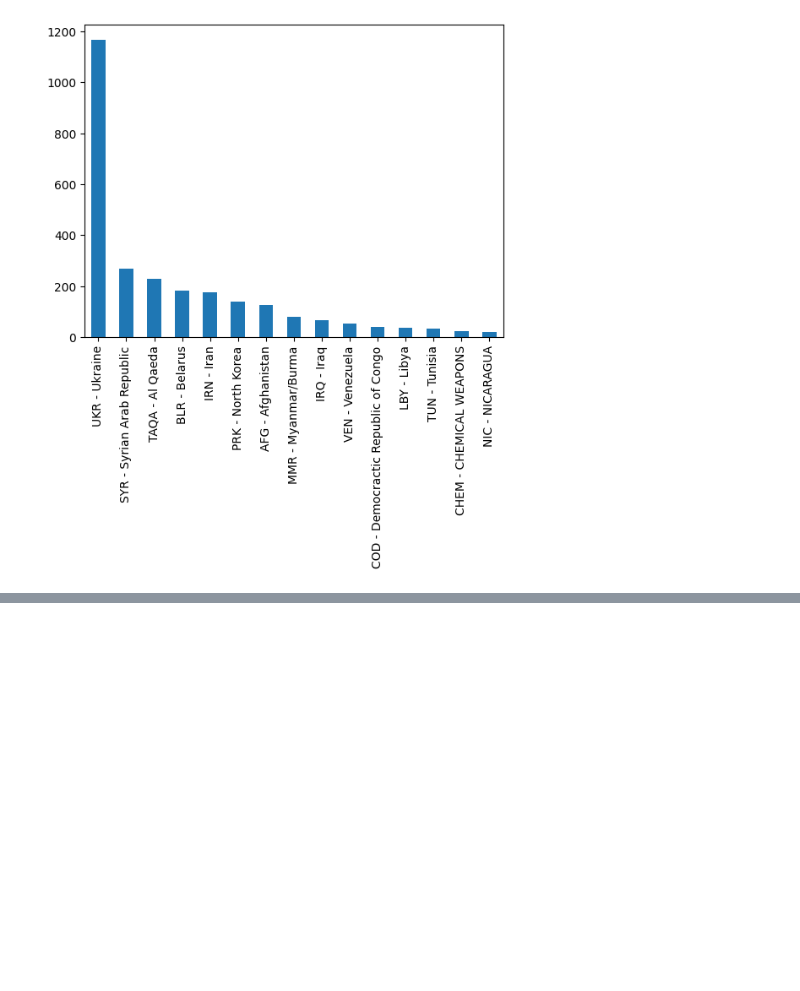
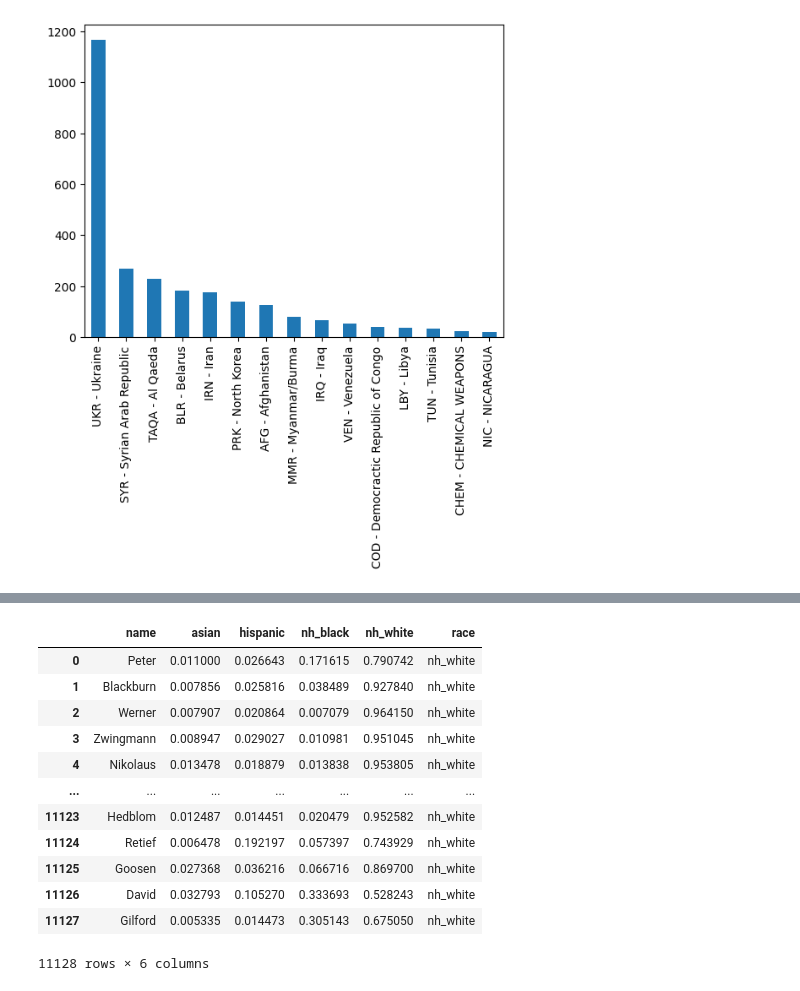
Before and after one commit to j0si/fuzzy_sanctions, a Jupyter notebook: visualisations/graphs.ipynb, the cells around one changed output, grey strips where cells are left out. Saved outputs shown, nothing was run; the diff lists cells and outputs as text; code cells hidden in the pictures; blank space fills up the shorter version.

```diff
--- a/visualisations/graphs.ipynb
+++ b/visualisations/graphs.ipynb
@@ -27,0 +126,16 @@ def extract_names_from_df(df, tokencolumn, ner_column):
+# %%
+pred_fl_reg_ln(names_df, 'name')
+# %% [output]
+|  | name | asian | hispanic | nh_black | nh_white | race |
+| 0 | Peter | 0.011000 | 0.026643 | 0.171615 | 0.790742 | nh_white |
+| 1 | Blackburn | 0.007856 | 0.025816 | 0.038489 | 0.927840 | nh_white |
+| 2 | Werner | 0.007907 | 0.020864 | 0.007079 | 0.964150 | nh_white |
+| 3 | Zwingmann | 0.008947 | 0.029027 | 0.010981 | 0.951045 | nh_white |
+| 4 | Nikolaus | 0.013478 | 0.018879 | 0.013838 | 0.953805 | nh_white |
+| ... | ... | ... | ... | ... | ... | ... |
+| 11123 | Hedblom | 0.012487 | 0.014451 | 0.020479 | 0.952582 | nh_white |
+| 11124 | Retief | 0.006478 | 0.192197 | 0.057397 | 0.743929 | nh_white |
+| 11125 | Goosen | 0.027368 | 0.036216 | 0.066716 | 0.869700 | nh_white |
+| 11126 | David | 0.032793 | 0.105270 | 0.333693 | 0.528243 | nh_white |
+| 11127 | Gilford | 0.005335 | 0.014473 | 0.305143 | 0.675050 | nh_white |
+11128 rows × 6 columns
```
Also changed, not shown: parts of 13 cells of this notebook.
